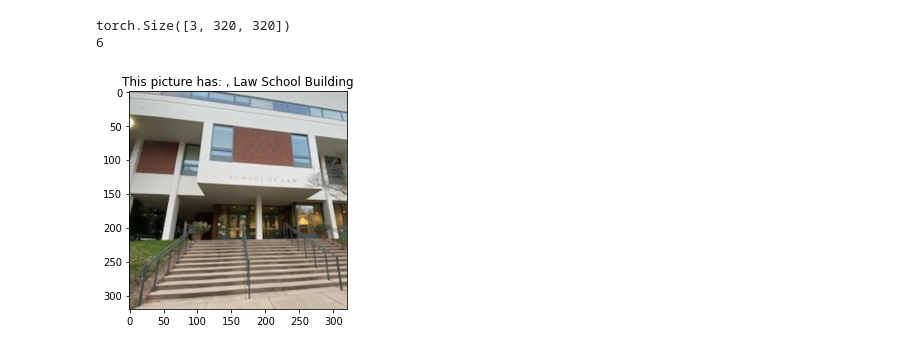
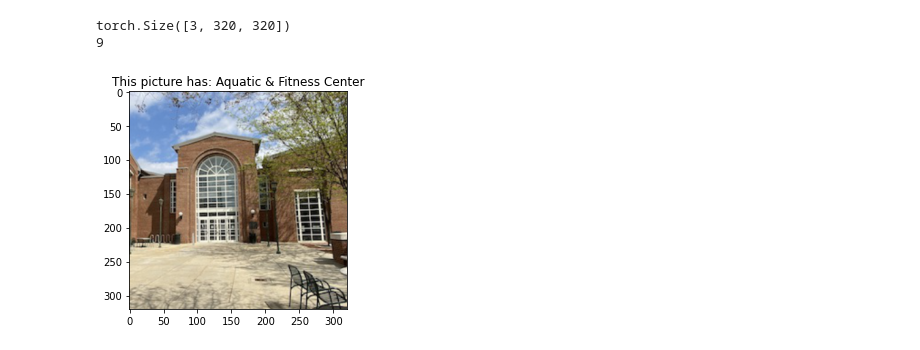
Before and after one commit to soneyahossain/deep_learning_project, a Jupyter notebook: deep_learning_project.ipynb, the cells around one changed output. Drawn from its saved outputs; the diff is of its cells as text; code cells hidden in the pictures.

```diff
--- a/deep_learning_project.ipynb
+++ b/deep_learning_project.ipynb
@@ -68,5 +68,5 @@ class UnNormalize(object):
         return tensor
 
 
-train_dataset1 = UVaBuildinglabel('data-1', 'data-1/label.csv')
+train_dataset1 = UVaBuildinglabel('DATA', 'DATA/label.csv')
 #val_dataset1 = CocoMultilabel('coco_256x256/val', 'annotations/instances_val2014.json')
@@ -73,20 +89,20 @@ train_dataset1 = UVaBuildinglabel('data-1', 'data-1/label.csv')
 # %%
 import matplotlib.pyplot as plt
-my_image, my_label,_,class_name  = train_dataset1.__getitem__(342)
+my_image, my_label,_,class_name  = train_dataset1.__getitem__(430)
 
 print(my_image.shape)
 print(my_label)
 
 # Show the image and its label.
 plt.figure()
 label = class_name
-plt.title("This picture has: " + ", "+label)
+plt.title("This picture has: "+label)
 # Undo normalization of the pixel values.
 
 # Re-arrange dimensions so it is height x width x channels.
 plt.imshow(my_image.transpose(0,2).transpose(0,1));
 #plt.grid(False); plt.axis('off');
 # %% [output]
 torch.Size([3, 320, 320])
-6
+9
-[figure, old version]
+[figure, new version]
```
Also changed, not shown: parts of 2 cells of this notebook.
